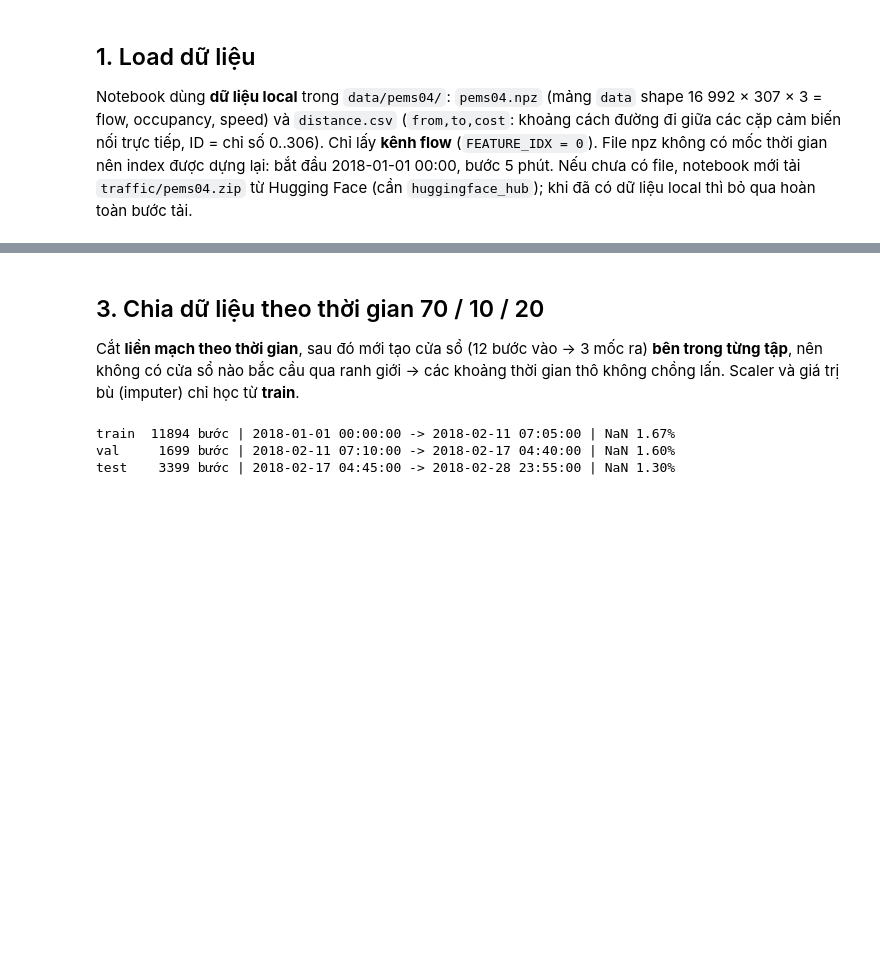
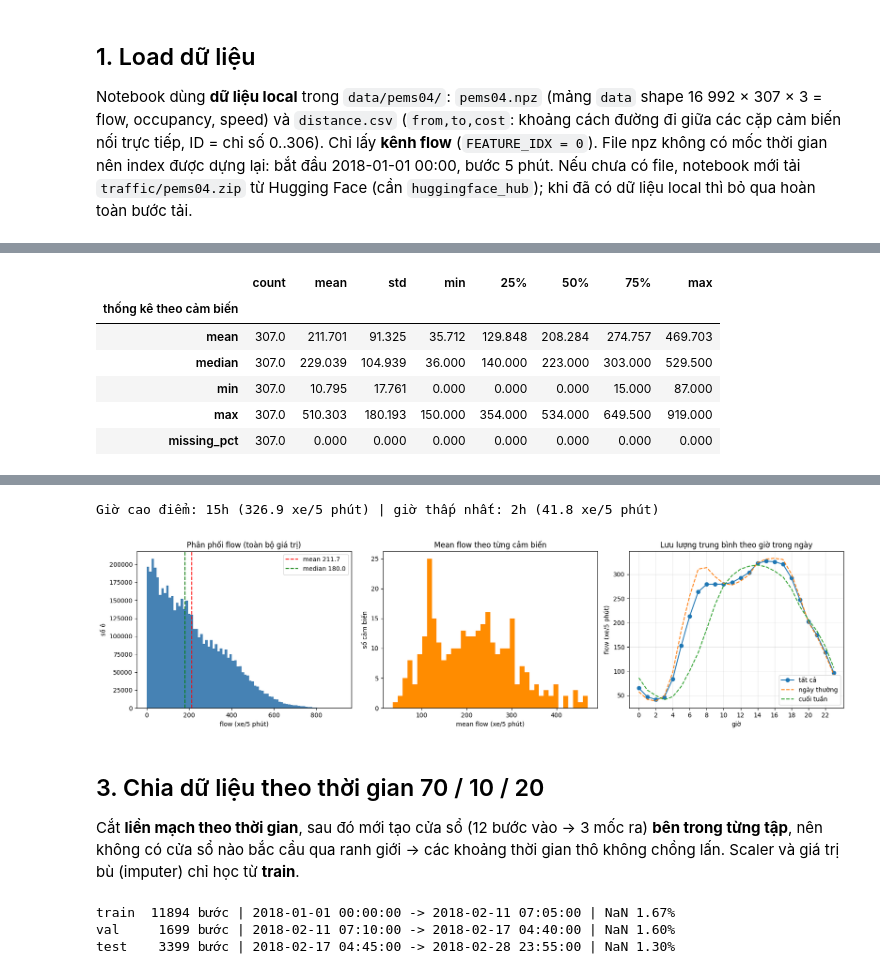
Before and after one commit to VivianeLe/CITD_Advance_ML_Project, a Jupyter notebook: build_model - Nam Anh.ipynb, the cells around one changed output, grey strips where cells are left out. Drawn from its saved outputs; the diff is of its cells as text; code cells hidden in the pictures; blank space fills up the shorter version.

```diff
--- a/build_model - Nam Anh.ipynb
+++ b/build_model - Nam Anh.ipynb
@@ -33,13 +53,15 @@ CFG = dict(
     ADJ_THR=0.0,                # distance.csv chỉ có ~340 cạnh nối trực tiếp -> giữ mọi cạnh
     # Cửa sổ: 12 bước vào (60 phút), 3 mốc ra (15/30/60 phút)
     N_PAST=12, HORIZONS=(3, 6, 12), STEP_MIN=5,
-    SPLIT=(0.7, 0.1, 0.2), ZERO_AS_MISSING=True,
+    SPLIT=(0.7, 0.1, 0.2),
+    MISSING_FILL=-1.0,          # giá trị flow (đơn vị gốc) thay cho NaN / cảm biến hỏng; flow = 0 là giá trị thật
     # Model
     MODEL="STGCN", SCALER="standard",
     EPOCHS=100, PATIENCE=10, BATCH=64, LR=1e-3, HIDDEN=64, EVAL_BATCH=64, TRAIN_STRIDE=1,
     LR_FACTOR=0.5, LR_PATIENCE=2, MIN_LR=0.0,
-    # Masking augmentation khi train: mỗi batch xoá ngẫu nhiên 1 tỉ lệ cảm biến. Đặt () để train trên dữ liệu sạch.
-    MISS_RATES=(0.05, 0.10, 0.20, 0.30),
+    # Masking augmentation khi train: mỗi batch chọn ngẫu nhiên 1 tỉ lệ cảm biến bị xoá.
+    # 0.0 = batch sạch (~1/5 số batch) để model vẫn gặp dữ liệu đầy đủ. Đặt () để train hoàn toàn trên dữ liệu sạch.
+    MISS_RATES=(0.0, 0.05, 0.10, 0.20, 0.30),
     USE_ADJ_FEAT=True,          # kênh đặc trưng láng giềng còn hoạt động
     RESIDUAL=True,              # dự báo phần chênh so với giá trị cuối cửa sổ
     USE_TOD=True,               # sin/cos giờ trong ngày + cờ cuối tuần
@@ -135,16 +169,15 @@ Bỏ mốc trùng, điền đủ lưới thời gian 5 phút, ép kiểu số; g
 # %%
 def clean(df, cfg):
-    """Làm sạch: bỏ trùng, điền lưới thời gian, inf/âm/0 -> NaN."""
+    """Làm sạch: bỏ trùng, điền lưới thời gian, inf/âm -> NaN. Flow = 0 được giữ (là giá trị thật)."""
     df = df.apply(pd.to_numeric, errors="coerce")
     df = df[~df.index.duplicated(keep="first")].sort_index()
     full = pd.date_range(df.index.min(), df.index.max(), freq=f"{cfg['STEP_MIN']}min")
     df = df.reindex(full).replace([np.inf, -np.inf], np.nan)
-    df[df < 0] = np.nan
-    if cfg["ZERO_AS_MISSING"]:
-        df[df == 0] = np.nan      # flow = 0: cảm biến không đo được
+    df[df < 0] = np.nan           # flow âm là lỗi đo -> thiếu
     return df.astype("float32")
 
 df = clean(raw_df, CFG)
 VALUES = df.to_numpy()                          # (T, N) có NaN
 T_ALL, N_NODES = VALUES.shape
-print(f"sau làm sạch: T={T_ALL}, N={N_NODES}, NaN={np.isnan(VALUES).mean()*100:.3f}%")
+print(f"sau làm sạch: T={T_ALL}, N={N_NODES}, NaN={np.isnan(VALUES).mean()*100:.3f}% | "
+      f"flow = 0 (giữ lại)={(VALUES == 0).mean()*100:.3f}%")
@@ -150,0 +193,47 @@ print(f"sau làm sạch: T={T_ALL}, N={N_NODES}, NaN={np.isnan(VALUES).mean()*10
+# %%
+import matplotlib.pyplot as plt
+
+# --- Thống kê mô tả trên toàn bộ giá trị quan sát (bỏ NaN) ---
+obs = VALUES[~np.isnan(VALUES)]
+desc = pd.Series({
+    "count": obs.size, "mean": obs.mean(), "median": np.median(obs), "std": obs.std(),
+    "min": obs.min(), "p5": np.percentile(obs, 5), "p95": np.percentile(obs, 95), "max": obs.max(),
+    "zero_pct": (obs == 0).mean() * 100, "missing_pct": np.isnan(VALUES).mean() * 100,
+}, name=f"flow ({UNIT})").to_frame()
+display(desc.round(3))
+
+# --- Thống kê theo từng cảm biến, rồi mô tả phân bố của các thống kê đó qua 307 cảm biến ---
+per_sensor = pd.DataFrame({
+    "mean": np.nanmean(VALUES, 0), "median": np.nanmedian(VALUES, 0),
+    "min": np.nanmin(VALUES, 0), "max": np.nanmax(VALUES, 0),
+    "missing_pct": np.isnan(VALUES).mean(0) * 100,
+}, index=df.columns)
+display(per_sensor.describe().T.round(3).rename_axis("thống kê theo cảm biến"))
+
+# --- Lưu lượng trung bình theo giờ trong ngày: trung bình mọi cảm biến tại từng mốc, rồi gộp theo giờ ---
+prof = pd.DataFrame({"flow": np.nanmean(VALUES, 1)}, index=df.index)
+prof["hour"] = prof.index.hour
+prof["day_type"] = np.where(prof.index.dayofweek >= 5, "cuối tuần", "ngày thường")
+HOURLY = pd.concat([
+    prof.groupby("hour").flow.mean().rename("tất cả"),
+    prof.pivot_table(index="hour", columns="day_type", values="flow", aggfunc="mean"),
+], axis=1)
+HOURLY.index.name = "giờ"
+display(HOURLY.round(1).T)
+pk = HOURLY["tất cả"]
+print(f"Giờ cao điểm: {pk.idxmax()}h ({pk.max():.1f} {UNIT}) | giờ thấp nhất: {pk.idxmin()}h ({pk.min():.1f} {UNIT})")
+
+# --- Biểu đồ ---
+fig, ax = plt.subplots(1, 3, figsize=(17, 4.5))
+ax[0].hist(obs, bins=80, color="steelblue")
+ax[0].axvline(obs.mean(), c="r", ls="--", label=f"mean {obs.mean():.1f}")
+ax[0].axvline(np.median(obs), c="g", ls="--", label=f"median {np.median(obs):.1f}")
+ax[0].set_title("Phân phối flow (toàn bộ giá trị)"); ax[0].set_xlabel(f"flow ({UNIT})"); ax[0].set_ylabel("số ô"); ax[0].legend()
+ax[1].hist(per_sensor["mean"], bins=40, color="darkorange")
+ax[1].set_title("Mean flow theo từng cảm biến"); ax[1].set_xlabel(f"mean flow ({UNIT})"); ax[1].set_ylabel("số cảm biến")
+for col, style in (("tất cả", "-o"), ("ngày thường", "--"), ("cuối tuần", "--")):
+    if col in HOURLY: ax[2].plot(HOURLY.index, HOURLY[col], style, label=col)
+ax[2].set_title("Lưu lượng trung bình theo giờ trong ngày"); ax[2].set_xlabel("giờ"); ax[2].set_ylabel(f"flow ({UNIT})")
+ax[2].set_xticks(range(0, 24, 2)); ax[2].grid(alpha=.3); ax[2].legend()
+plt.tight_layout(); plt.show()
+# %% [output]
@@ -150,0 +251,7 @@ print(f"sau làm sạch: T={T_ALL}, N={N_NODES}, NaN={np.isnan(VALUES).mean()*10
+|  | count | mean | std | min | 25% | 50% | 75% | max |
+| thống kê theo cảm biến |  |  |  |  |  |  |  |  |
+| mean | 307.0 | 211.701 | 91.325 | 35.712 | 129.848 | 208.284 | 274.757 | 469.703 |
+| median | 307.0 | 229.039 | 104.939 | 36.000 | 140.000 | 223.000 | 303.000 | 529.500 |
+| min | 307.0 | 10.795 | 17.761 | 0.000 | 0.000 | 0.000 | 15.000 | 87.000 |
+| max | 307.0 | 510.303 | 180.193 | 150.000 | 354.000 | 534.000 | 649.500 | 919.000 |
+| missing_pct | 307.0 | 0.000 | 0.000 | 0.000 | 0.000 | 0.000 | 0.000 | 0.000 |
@@ -151,3 +262,5 @@ print(f"sau làm sạch: T={T_ALL}, N={N_NODES}, NaN={np.isnan(VALUES).mean()*10
+Giờ cao điểm: 15h (326.9 xe/5 phút) | giờ thấp nhất: 2h (41.8 xe/5 phút)
+[figure, added]
 # %% [markdown]
 ## 3. Chia dữ liệu theo thời gian 70 / 10 / 20
 Cắt **liền mạch theo thời gian**, sau đó mới tạo cửa sổ (12 bước vào → 3 mốc ra) **bên trong từng tập**, nên không có cửa sổ nào bắc cầu qua ranh giới → các khoảng thời gian thô không chồng lấn. Scaler và giá trị bù (imputer) chỉ học từ **train**.
```
Also changed, not shown: parts of 12 cells of this notebook.
